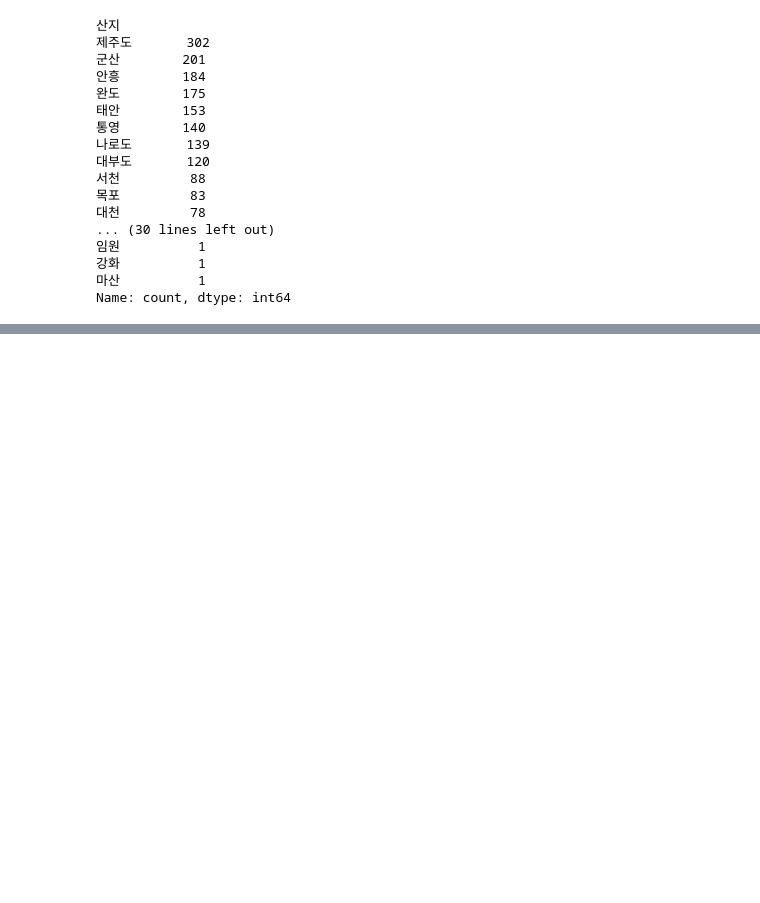
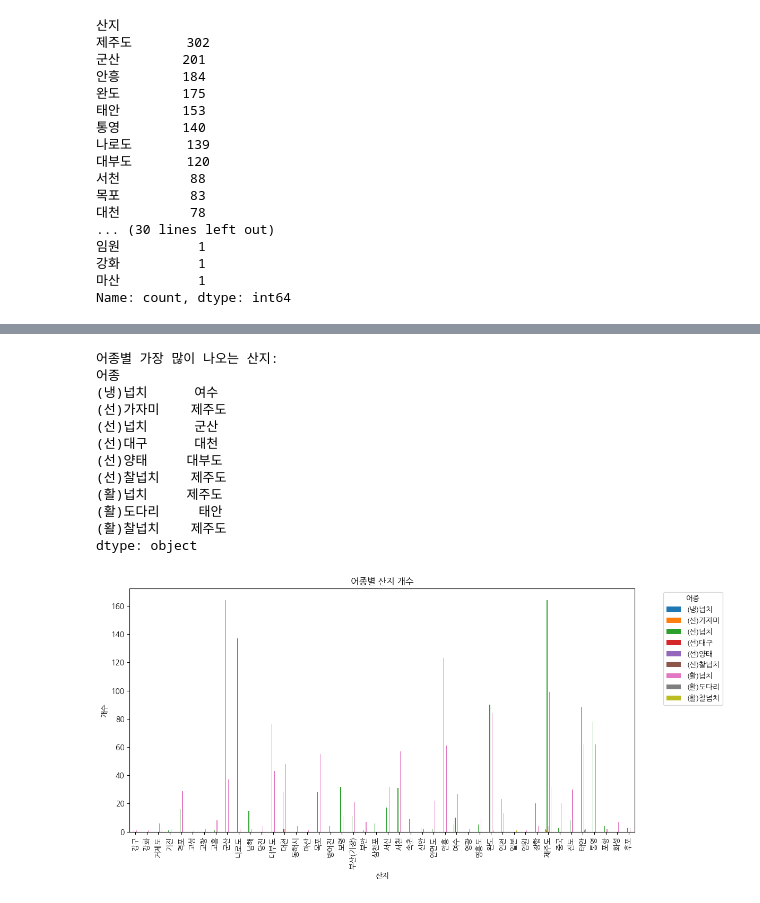
Before and after one commit to hogangzero/hogangzero-project, a Jupyter notebook: 넙치 데이터.ipynb, the cells around one changed output, grey strips where cells are left out. Saved outputs shown, nothing was run; the diff lists cells and outputs as text; code cells hidden in the pictures; blank space fills up the shorter version.

```diff
--- a/넙치 데이터.ipynb
+++ b/넙치 데이터.ipynb
@@ -98,0 +119,35 @@ area_counts = data_all['산지'].value_counts()
+# %%
+import matplotlib.pyplot as plt
+
+# 1. 어종별 산지 개수 집계 (피벗 테이블 형태)
+pivot_df = df.pivot_table(index='산지', columns='어종', aggfunc='size', fill_value=0)
+
+# 2. 어종별로 산지에서 가장 많이 나오는 개수와 산지 확인
+most_common_per_species = pivot_df.idxmax()
+most_common_counts = pivot_df.max()
+
+print("어종별 가장 많이 나오는 산지:")
+print(most_common_per_species)
+
+# 3. 그래프 그리기 (어종별 산지별 개수)
+pivot_df.plot(kind='bar', figsize=(12, 6))
+plt.title('어종별 산지 개수')
+plt.xlabel('산지')
+plt.ylabel('개수')
+plt.legend(title='어종', bbox_to_anchor=(1.05, 1), loc='upper left')
+plt.tight_layout()
+plt.show()
+# %% [output]
+어종별 가장 많이 나오는 산지:
+어종
+(냉)넙치      여수
+(선)가자미    제주도
+(선)넙치      군산
+(선)대구      대천
+(선)양태     대부도
+(선)찰넙치    제주도
+(활)넙치     제주도
+(활)도다리     태안
+(활)찰넙치    제주도
+dtype: object
+[figure, added]
```
Also changed, not shown: parts of 11 cells of this notebook.
